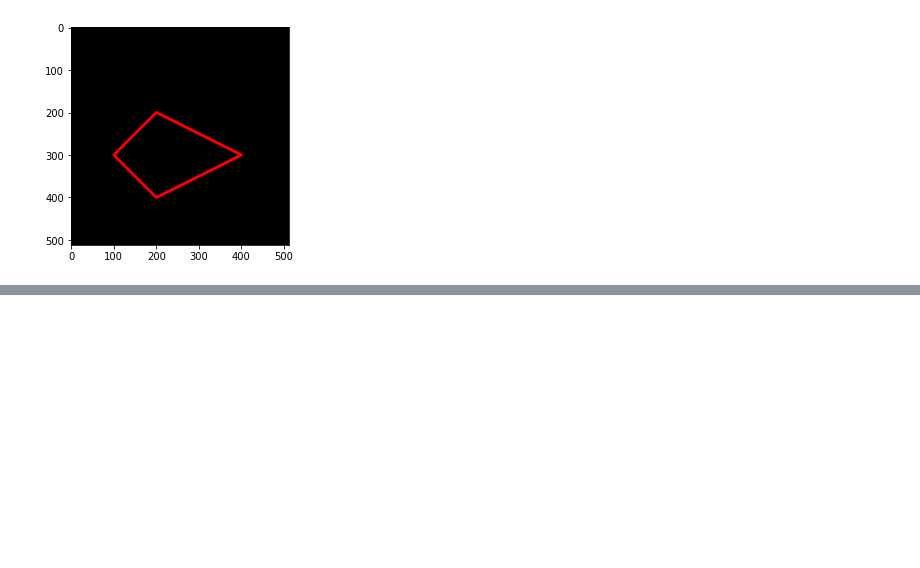
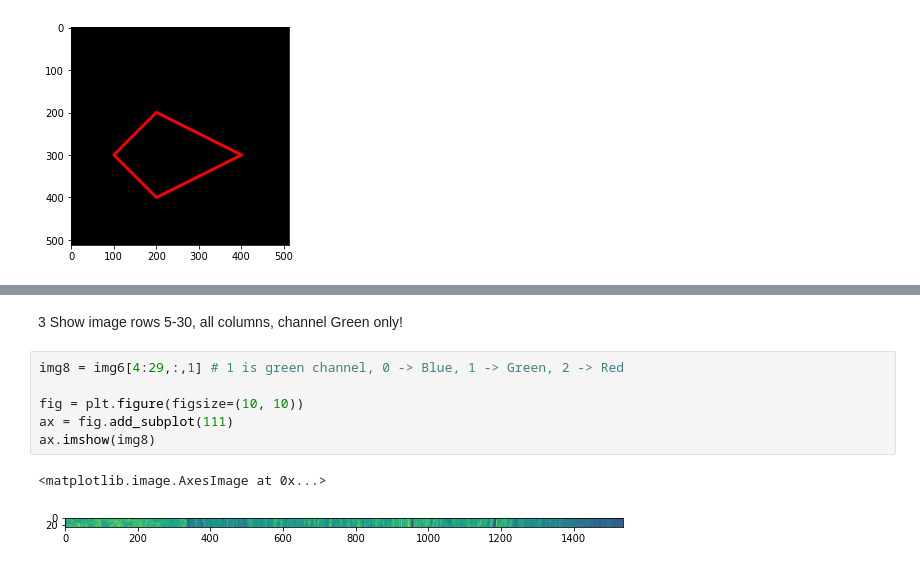
Before and after one commit to RimadhaniAula/PCVK_genap2022, a Jupyter notebook: Week2.ipynb, the cells around one changed output, grey strips where cells are left out. Cells and saved outputs as stored; diff of their text form; blank space fills up the shorter version.

```diff
--- a/Week2.ipynb
+++ b/Week2.ipynb
@@ -132,0 +166,11 @@ plt.imshow(black_img2)
+# %% [markdown]
+3 Show image rows 5-30, all columns, channel Green only!
+# %%
+img8 = img6[4:29,:,1] # 1 is green channel, 0 -> Blue, 1 -> Green, 2 -> Red
+
+fig = plt.figure(figsize=(10, 10))
+ax = fig.add_subplot(111)
+ax.imshow(img8)
+# %% [output]
+<matplotlib.image.AxesImage at 0x...>
+[figure, added]
```
Also changed, not shown: parts of 14 cells of this notebook.
